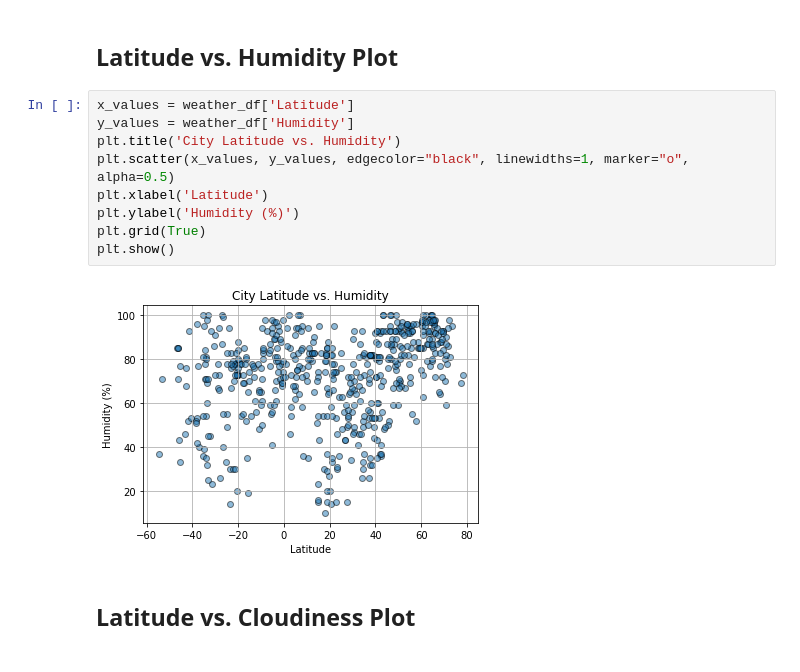
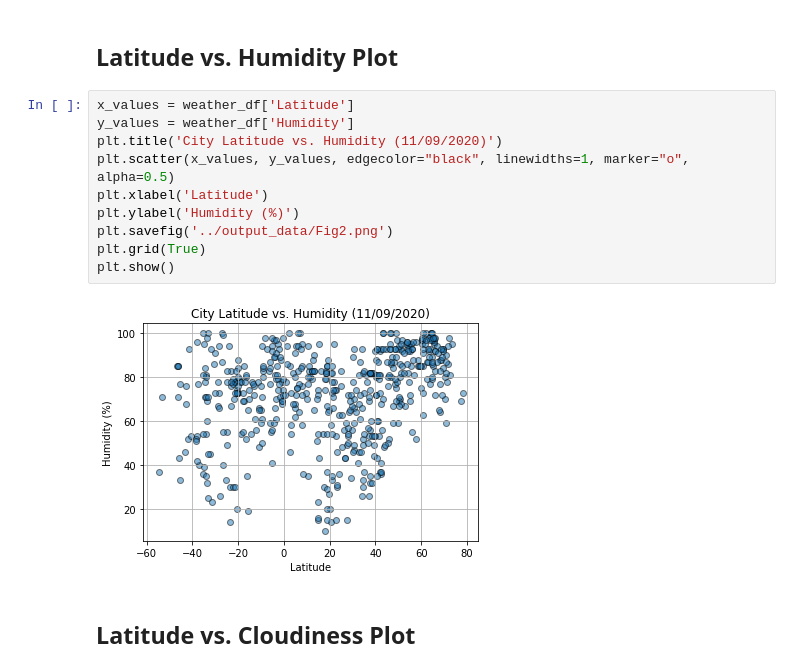
Before and after one commit to James-Ashley/python-api-challenge, a Jupyter notebook: WeatherPy/WeatherPy.ipynb, the cells around one changed output. Cells and saved outputs as stored; diff of their text form.

```diff
--- a/WeatherPy/WeatherPy.ipynb
+++ b/WeatherPy/WeatherPy.ipynb
@@ -174,13 +174,14 @@ plt.show()
 # %%
 x_values = weather_df['Latitude']
 y_values = weather_df['Humidity']
-plt.title('City Latitude vs. Humidity')
+plt.title('City Latitude vs. Humidity (11/09/2020)')
 plt.scatter(x_values, y_values, edgecolor="black", linewidths=1, marker="o", alpha=0.5)
 plt.xlabel('Latitude')
 plt.ylabel('Humidity (%)')
+plt.savefig('../output_data/Fig2.png')
 plt.grid(True)
 plt.show()
 # %% [output]
-[figure, old version]
+[figure, new version]
 # %% [markdown]
 ## Latitude vs. Cloudiness Plot
```
Also changed, not shown: parts of 11 cells of this notebook, 1 other file.
